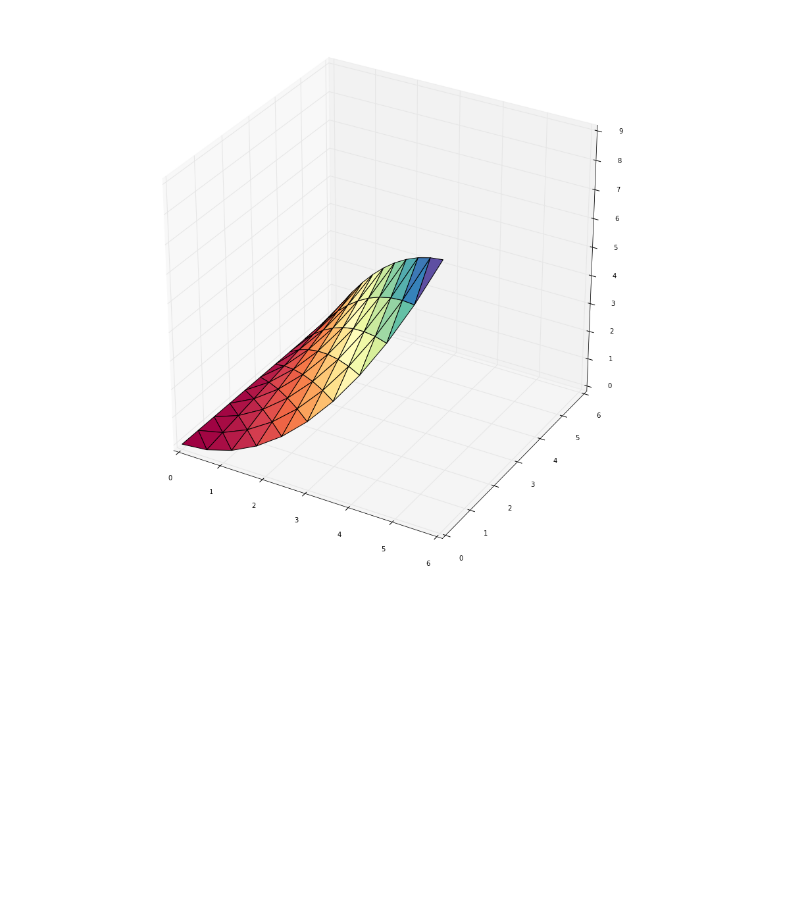
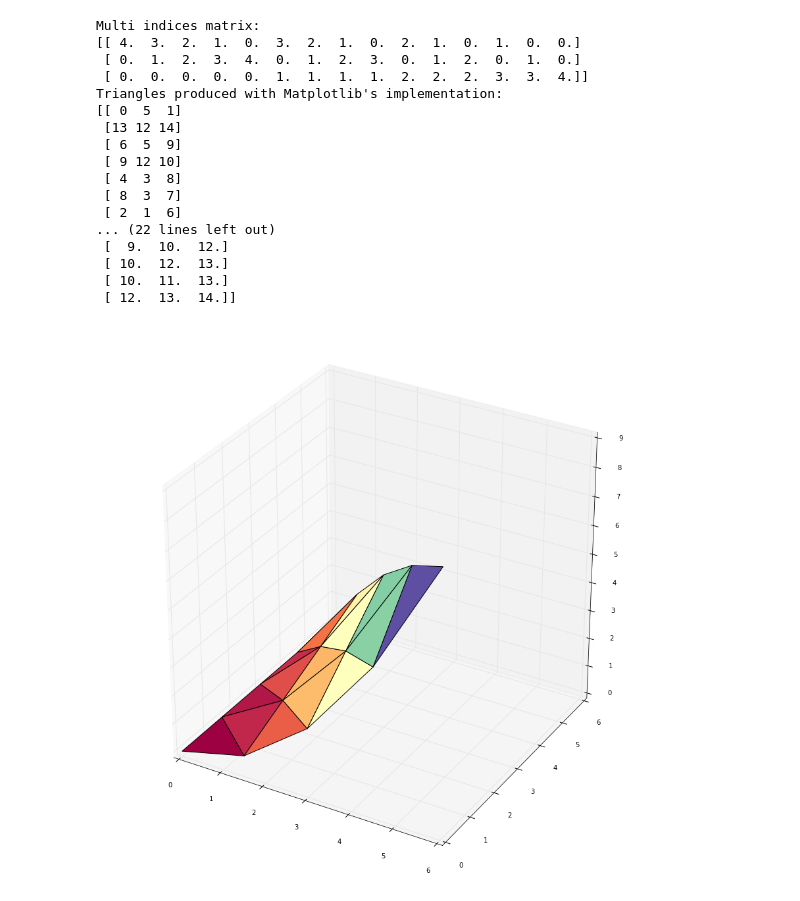
Before and after one commit to massimo-nocentini/cagd, a Jupyter notebook: surfaces/Triangular Bezier Patches.ipynb, the cells around one changed output. Cells and saved outputs as stored; diff of their text form; code cells hidden in the pictures; blank space fills up the shorter version.

Commit message:
Refactor a little `u_bar` function in order to produce multi-indices matrix if desired.
Remove exercise one for triangles and adjusted to appear in the
notebook directly.

```diff
--- a/surfaces/Triangular Bezier Patches.ipynb
+++ b/surfaces/Triangular Bezier Patches.ipynb
@@ -118,39 +125,57 @@ def de_casteljau(order, control_net, ntab, V=None):
 # %%
 
 import numpy as np
 import trianglesCore as tc
 import matplotlib.pyplot as plt
+import matplotlib.tri as mtri
 from mpl_toolkits.mplot3d import Axes3D
 
-def exercise_one():
 
-    control_net_from_Farin = [  [0,6,0],
-                                [0,3,0],
-                                [3,3,6],
-                                [0,0,0],
-                                [3,0,0],
-                                [6,0,9]]
+control_net_from_Farin = [  [0,6,0],
+                            [0,3,0],
+                            [3,3,6],
+                            [0,0,0],
+                            [3,0,0],
+                            [6,0,9]]
 
-    control_net = np.array(control_net_from_Farin[::-1]).transpose()
+control_net = np.array(control_net_from_Farin[::-1]).transpose()
 
-    surface, tri, U = tc.de_casteljau(3,control_net, 10)
+ntab=4 # number of segments in each triangle side
 
+tri, U, multi_indices = tc.u_bar(ntab, return_multi_indices_matrix=True)
 
+print("Multi indices matrix:\n" + str(multi_indices))
 
-    x, y, z = surface[0,:],surface[1,:],surface[2,:]
+surface, tri, U = tc.de_casteljau(3,control_net, ntab, triangulation=(tri, U))
 
-    # little check about triangulation
-    import matplotlib.tri as mtri
-    tri_their = mtri.Triangulation(x, y)
-    #print(tri_their.triangles)
-    #print(tri)
+x, y, z = surface[0,:],surface[1,:],surface[2,:]
 
-    figsize(15,15)
-    fig = plt.figure()
-    ax = fig.add_subplot(1, 1, 1, projection='3d')
-    ax.plot_trisurf(x, y, z, triangles=tri, cmap=plt.cm.Spectral)#, edgecolor='none')
+# little check about triangulation
+matplotlib_triangles = mtri.Triangulation(x, y)
+print("Triangles produced with Matplotlib's implementation:\n" + str(matplotlib_triangles.triangles))
+print("Triangles produced with our implementation:\n" + str(tri))
 
-#________________________________________________________________________
-exercise_one()
+figsize(15,15)
+fig = plt.figure()
+ax = fig.add_subplot(1, 1, 1, projection='3d')
+ax.plot_trisurf(x, y, z, triangles=tri, cmap=plt.cm.Spectral)#, edgecolor='none')
+None
 # %% [output]
+Multi indices matrix:
+[[ 4.  3.  2.  1.  0.  3.  2.  1.  0.  2.  1.  0.  1.  0.  0.]
+ [ 0.  1.  2.  3.  4.  0.  1.  2.  3.  0.  1.  2.  0.  1.  0.]
+ [ 0.  0.  0.  0.  0.  1.  1.  1.  1.  2.  2.  2.  3.  3.  4.]]
+Triangles produced with Matplotlib's implementation:
+[[ 0  5  1]
+ [13 12 14]
+ [ 6  5  9]
+ [ 9 12 10]
+ [ 4  3  8]
+ [ 8  3  7]
+ [ 2  1  6]
+... (22 lines left out)
+ [  9.  10.  12.]
+ [ 10.  12.  13.]
+ [ 10.  11.  13.]
+ [ 12.  13.  14.]]
-[figure, old version]
+[figure, new version]
```
Also changed, not shown: parts of 3 cells of this notebook, 3 other files.
